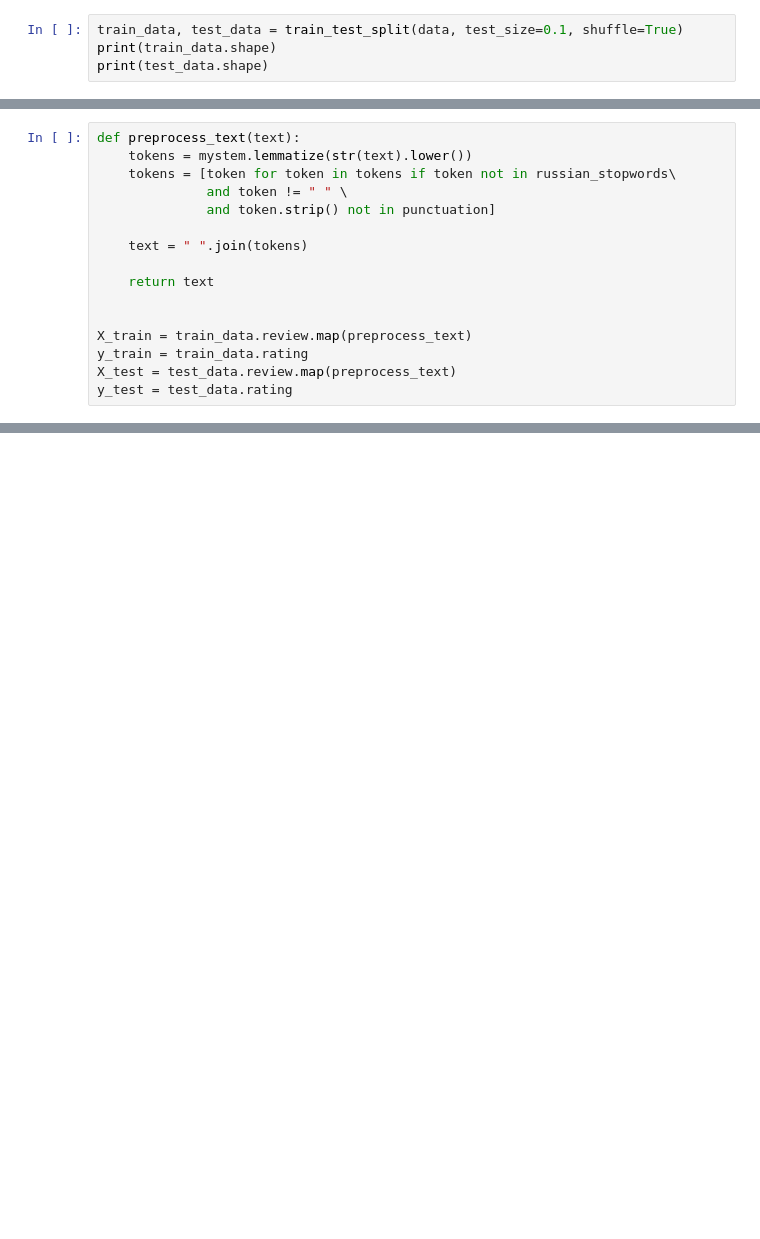
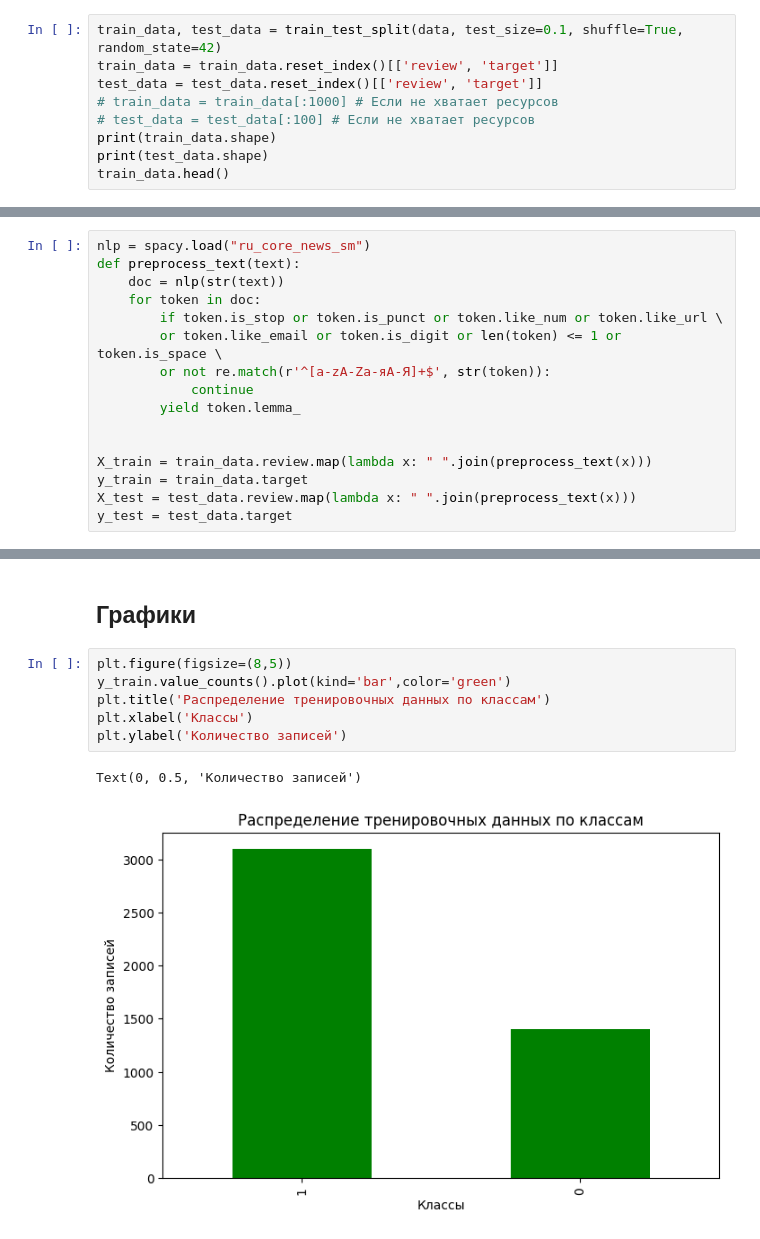
Before and after one commit to multiflexer/deep_learning_3_task, a Jupyter notebook: main.ipynb, the cells around one changed output, grey strips where cells are left out. Drawn from its saved outputs; the diff is of its cells as text; blank space fills up the shorter version.

Commit message:
Добавил предобработку и графики

```diff
--- a/main.ipynb
+++ b/main.ipynb
@@ -28,5 +37,10 @@ data.head()
 # %%
-train_data, test_data = train_test_split(data, test_size=0.1, shuffle=True)
+train_data, test_data = train_test_split(data, test_size=0.1, shuffle=True, random_state=42)
+train_data = train_data.reset_index()[['review', 'target']]
+test_data = test_data.reset_index()[['review', 'target']]
+# train_data = train_data[:1000] # Если не хватает ресурсов
+# test_data = test_data[:100] # Если не хватает ресурсов
 print(train_data.shape)
 print(test_data.shape)
+train_data.head()
 # %% [output]
@@ -35,19 +55,19 @@ print(test_data.shape)
 # %%
+nlp = spacy.load("ru_core_news_sm")
 def preprocess_text(text):
-    tokens = mystem.lemmatize(str(text).lower())
-    tokens = [token for token in tokens if token not in russian_stopwords\
-              and token != " " \
-              and token.strip() not in punctuation]
-
-    text = " ".join(tokens)
-
-    return text
+    doc = nlp(str(text))
+    for token in doc:
+        if token.is_stop or token.is_punct or token.like_num or token.like_url \
+        or token.like_email or token.is_digit or len(token) <= 1 or token.is_space \
+        or not re.match(r'^[a-zA-Zа-яА-Я]+$', str(token)):
+            continue
+        yield token.lemma_
 
 
-X_train = train_data.review.map(preprocess_text)
-y_train = train_data.rating
-X_test = test_data.review.map(preprocess_text)
-y_test = test_data.rating
+X_train = train_data.review.map(lambda x: " ".join(preprocess_text(x)))
+y_train = train_data.target
+X_test = test_data.review.map(lambda x: " ".join(preprocess_text(x)))
+y_test = test_data.target
 # %%
 X_train.head()
 # %% [output]
@@ -59 +79,12 @@ X_train.head()
 Name: review, dtype: object
+# %% [markdown]
+## Графики
+# %%
+plt.figure(figsize=(8,5))
+y_train.value_counts().plot(kind='bar',color='green')
+plt.title('Распределение тренировочных данных по классам')
+plt.xlabel('Классы')
+plt.ylabel('Количество записей')
+# %% [output]
+Text(0, 0.5, 'Количество записей')
+[figure, added]
```
Also changed, not shown: parts of 13 cells of this notebook.
